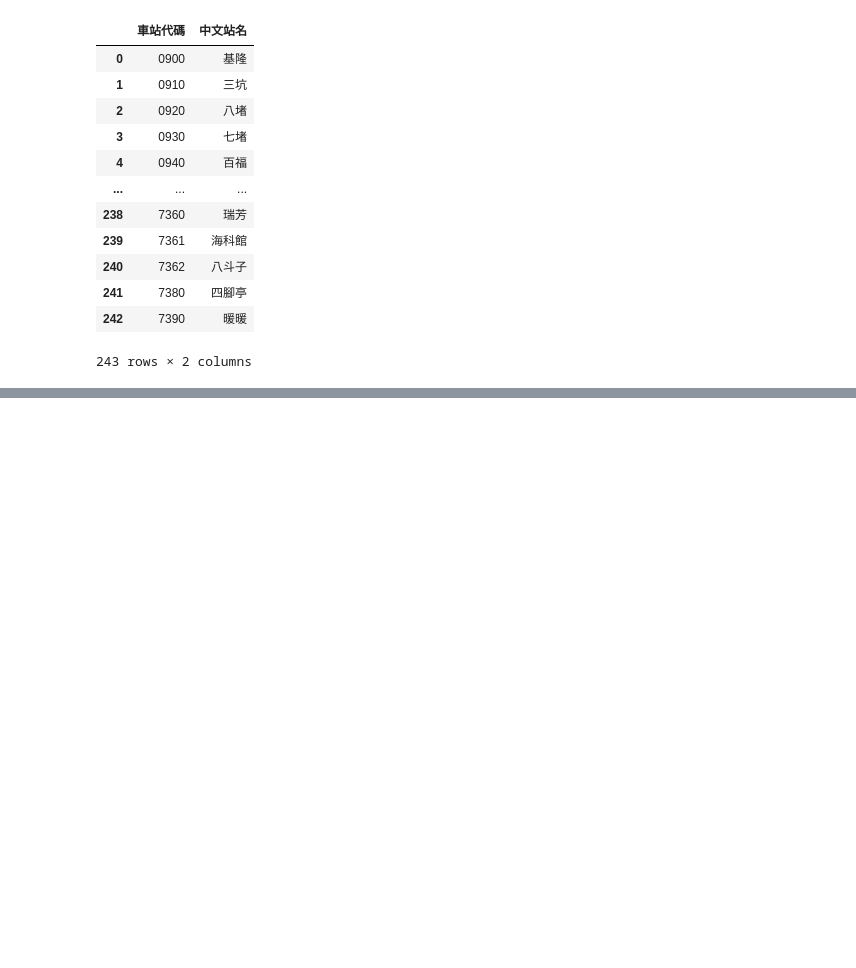
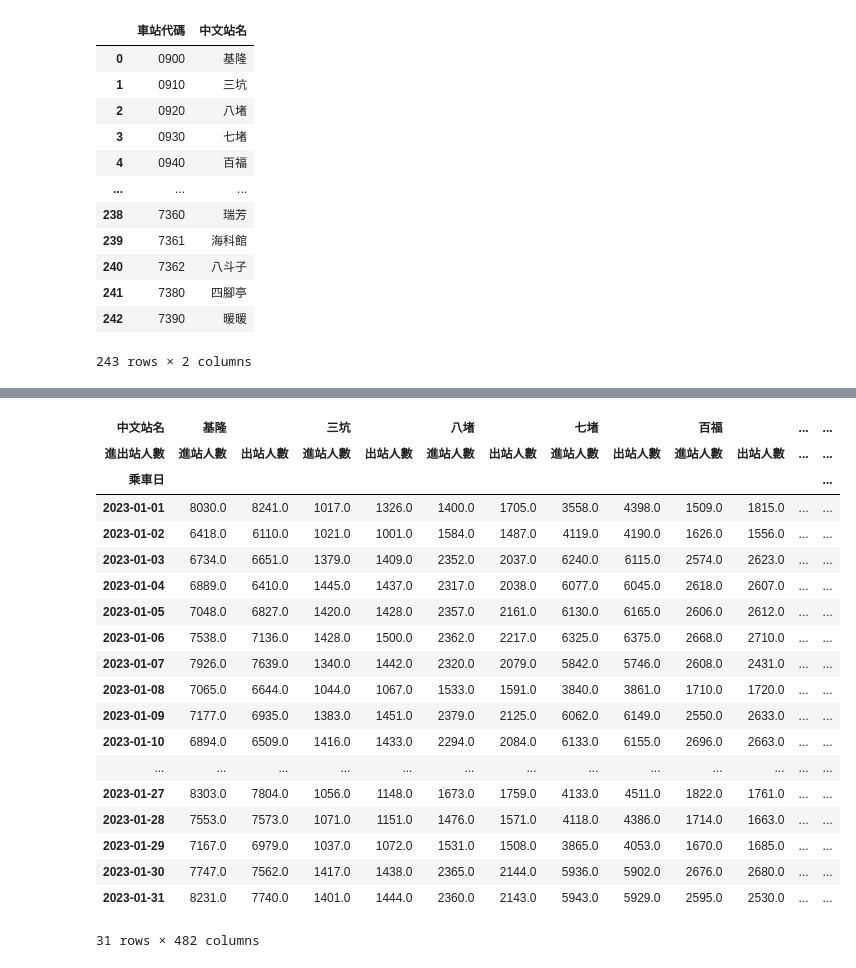
Before and after one commit to jsdhwdmaX09/aaaab, a Jupyter notebook: lesson20_1.ipynb, the cells around one changed output, grey strips where cells are left out. Cells and saved outputs as stored; diff of their text form; code cells hidden in the pictures; blank space fills up the shorter version.

```diff
--- a/lesson20_1.ipynb
+++ b/lesson20_1.ipynb
@@ -85,0 +205,3 @@ ststions_name_df
+# %%
+mergeFrame1 = mergeFrame.reindex(columns=['乘車日','中文站名','進站人數','出站人數'])
+mergeFrame1
@@ -85,0 +222,3 @@ ststions_name_df
+# %%
+mergeFrame2 = mergeFrame1.set_index(['乘車日', '中文站名'])
+mergeFrame2
@@ -85,0 +240,3 @@ ststions_name_df
+# %%
+mergeFrame2.columns.name = '進出站人數'
+mergeFrame2
@@ -85,0 +274,3 @@ ststions_name_df
+# %%
+#stack()或unstack()時,確認索引值組合後,不會有重覆
+mergeFrame3 = mergeFrame2.stack().unstack(level=['中文站名', '進出站人數'])
@@ -85,0 +309,23 @@ ststions_name_df
+# %%
+mergeFrame3.loc['2023-01']
+# %% [output]
+| 中文站名 | 基隆 |  | 三坑 |  | 八堵 |  | 七堵 |  | 百福 |  | ... | ... |
+| 進出站人數 | 進站人數 | 出站人數 | 進站人數 | 出站人數 | 進站人數 | 出站人數 | 進站人數 | 出站人數 | 進站人數 | 出站人數 | ... | ... |
+| 乘車日 |  |  |  |  |  |  |  |  |  |  |  | ... |
+| 2023-01-01 | 8030.0 | 8241.0 | 1017.0 | 1326.0 | 1400.0 | 1705.0 | 3558.0 | 4398.0 | 1509.0 | 1815.0 | ... | ... |
+| 2023-01-02 | 6418.0 | 6110.0 | 1021.0 | 1001.0 | 1584.0 | 1487.0 | 4119.0 | 4190.0 | 1626.0 | 1556.0 | ... | ... |
+| 2023-01-03 | 6734.0 | 6651.0 | 1379.0 | 1409.0 | 2352.0 | 2037.0 | 6240.0 | 6115.0 | 2574.0 | 2623.0 | ... | ... |
+| 2023-01-04 | 6889.0 | 6410.0 | 1445.0 | 1437.0 | 2317.0 | 2038.0 | 6077.0 | 6045.0 | 2618.0 | 2607.0 | ... | ... |
+| 2023-01-05 | 7048.0 | 6827.0 | 1420.0 | 1428.0 | 2357.0 | 2161.0 | 6130.0 | 6165.0 | 2606.0 | 2612.0 | ... | ... |
+| 2023-01-06 | 7538.0 | 7136.0 | 1428.0 | 1500.0 | 2362.0 | 2217.0 | 6325.0 | 6375.0 | 2668.0 | 2710.0 | ... | ... |
+| 2023-01-07 | 7926.0 | 7639.0 | 1340.0 | 1442.0 | 2320.0 | 2079.0 | 5842.0 | 5746.0 | 2608.0 | 2431.0 | ... | ... |
+| 2023-01-08 | 7065.0 | 6644.0 | 1044.0 | 1067.0 | 1533.0 | 1591.0 | 3840.0 | 3861.0 | 1710.0 | 1720.0 | ... | ... |
+| 2023-01-09 | 7177.0 | 6935.0 | 1383.0 | 1451.0 | 2379.0 | 2125.0 | 6062.0 | 6149.0 | 2550.0 | 2633.0 | ... | ... |
+| 2023-01-10 | 6894.0 | 6509.0 | 1416.0 | 1433.0 | 2294.0 | 2084.0 | 6133.0 | 6155.0 | 2696.0 | 2663.0 | ... | ... |
+| ... | ... | ... | ... | ... | ... | ... | ... | ... | ... | ... | ... | ... |
+| 2023-01-27 | 8303.0 | 7804.0 | 1056.0 | 1148.0 | 1673.0 | 1759.0 | 4133.0 | 4511.0 | 1822.0 | 1761.0 | ... | ... |
+| 2023-01-28 | 7553.0 | 7573.0 | 1071.0 | 1151.0 | 1476.0 | 1571.0 | 4118.0 | 4386.0 | 1714.0 | 1663.0 | ... | ... |
+| 2023-01-29 | 7167.0 | 6979.0 | 1037.0 | 1072.0 | 1531.0 | 1508.0 | 3865.0 | 4053.0 | 1670.0 | 1685.0 | ... | ... |
+| 2023-01-30 | 7747.0 | 7562.0 | 1417.0 | 1438.0 | 2365.0 | 2144.0 | 5936.0 | 5902.0 | 2676.0 | 2680.0 | ... | ... |
+| 2023-01-31 | 8231.0 | 7740.0 | 1401.0 | 1444.0 | 2360.0 | 2143.0 | 5943.0 | 5929.0 | 2595.0 | 2530.0 | ... | ... |
+31 rows × 482 columns
```
Also changed, not shown: parts of 17 cells of this notebook.
